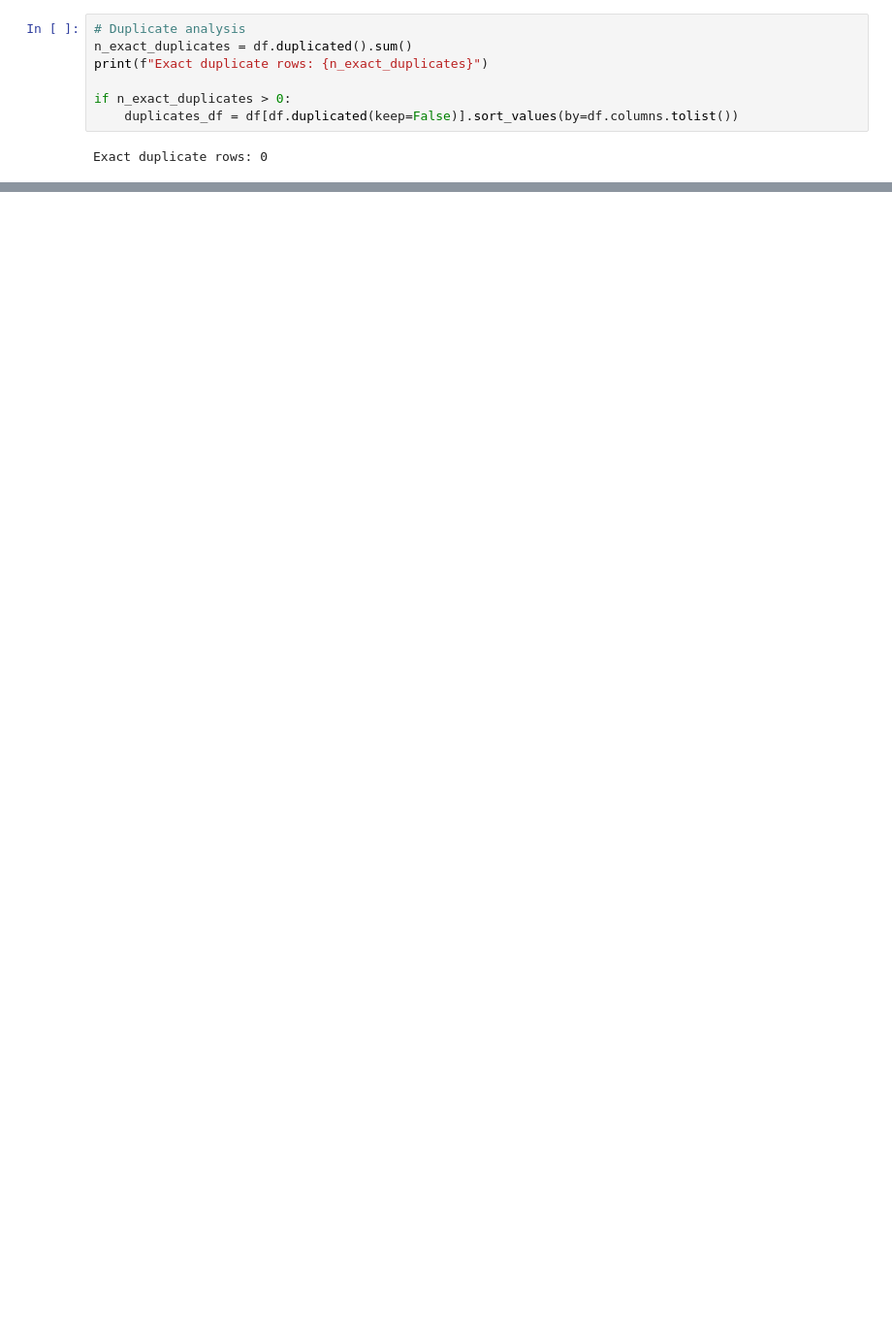
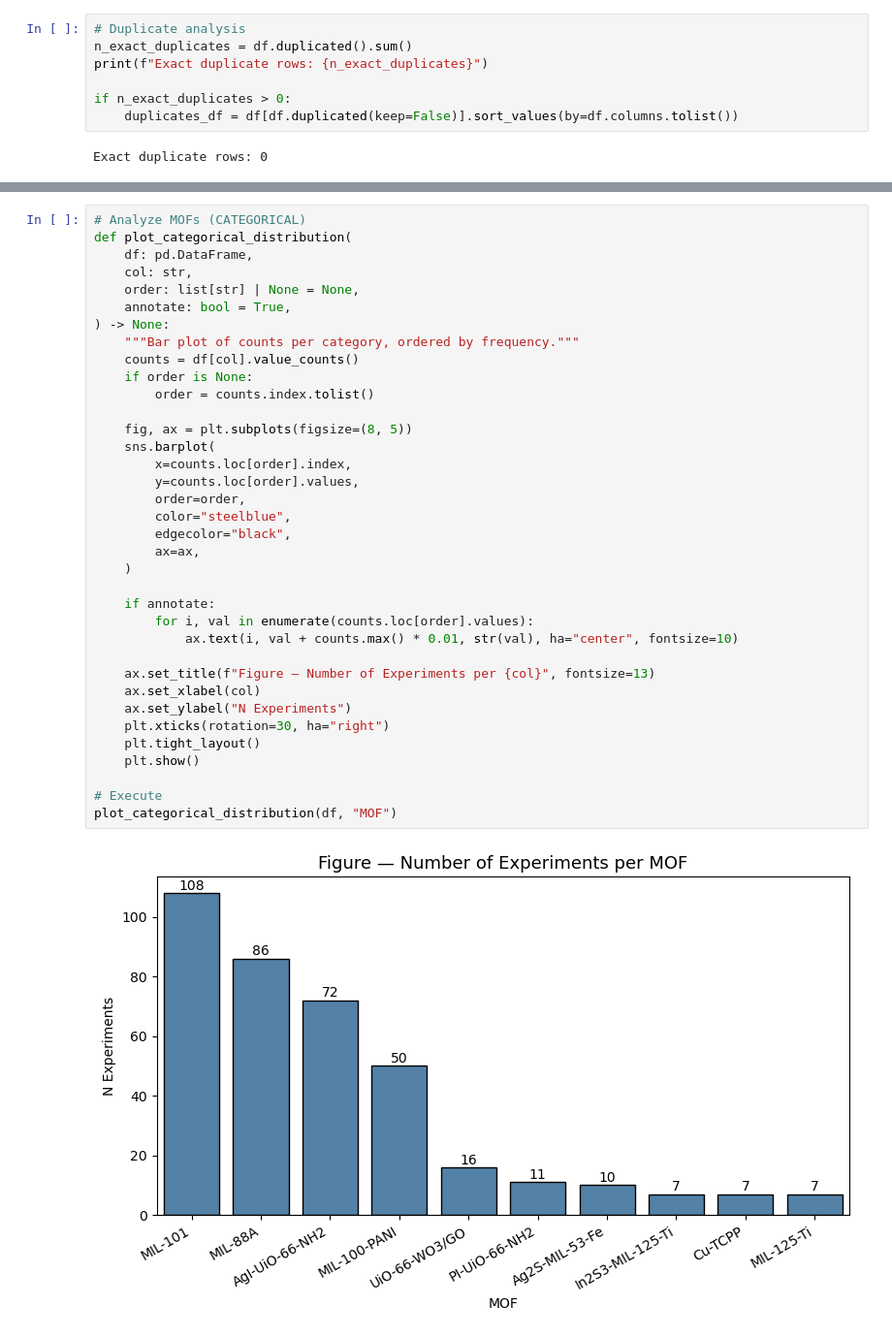
Before and after one commit to Reza-Zng/TC-degradation-by-MOFs, a Jupyter notebook: src/Model01.ipynb, the cells around one changed output, grey strips where cells are left out. Shown at 97% size. Saved outputs shown, nothing was run; the diff lists cells and outputs as text; blank space fills up the shorter version.

Commit message:
processed data

```diff
--- a/src/Model01.ipynb
+++ b/src/Model01.ipynb
@@ -164,0 +164,38 @@ UNIVARIATE DESCRIPTIVE STATISTICS
+# %%
+# Analyze MOFs (CATEGORICAL)
+def plot_categorical_distribution(
+    df: pd.DataFrame,
+    col: str,
+    order: list[str] | None = None,
+    annotate: bool = True,
+) -> None:
+    """Bar plot of counts per category, ordered by frequency."""
+    counts = df[col].value_counts()
+    if order is None:
+        order = counts.index.tolist()
+
+    fig, ax = plt.subplots(figsize=(8, 5))
+    sns.barplot(
+        x=counts.loc[order].index,
+        y=counts.loc[order].values,
+        order=order,
+        color="steelblue",
+        edgecolor="black",
+        ax=ax,
+    )
+
+    if annotate:
+        for i, val in enumerate(counts.loc[order].values):
+            ax.text(i, val + counts.max() * 0.01, str(val), ha="center", fontsize=10)
+
+    ax.set_title(f"Figure — Number of Experiments per {col}", fontsize=13)
+    ax.set_xlabel(col)
+    ax.set_ylabel("N Experiments")
+    plt.xticks(rotation=30, ha="right")
+    plt.tight_layout()
+    plt.show()
+
+# Execute
+plot_categorical_distribution(df, "MOF")
+# %% [output]
+[figure, added]
```
Also changed, not shown: parts of 7 cells of this notebook, 1 other file.
